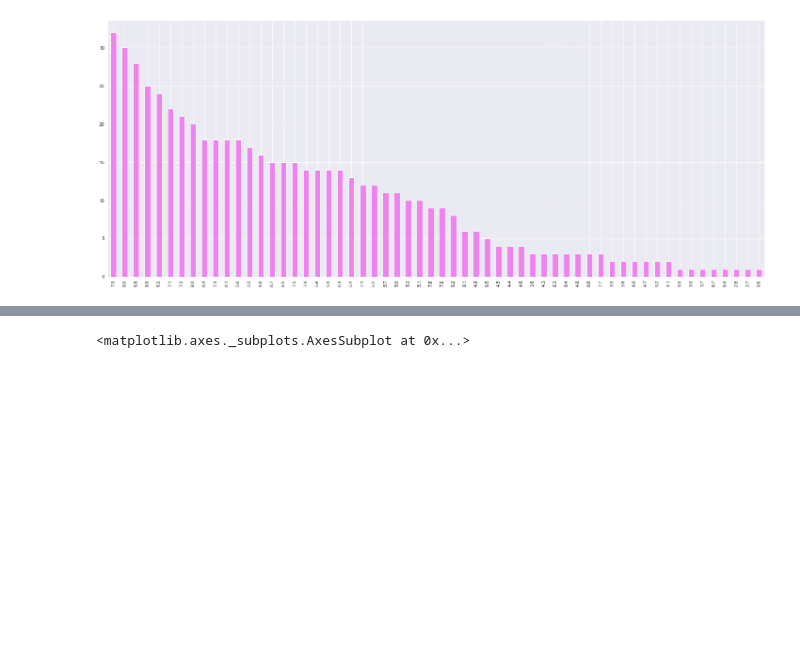
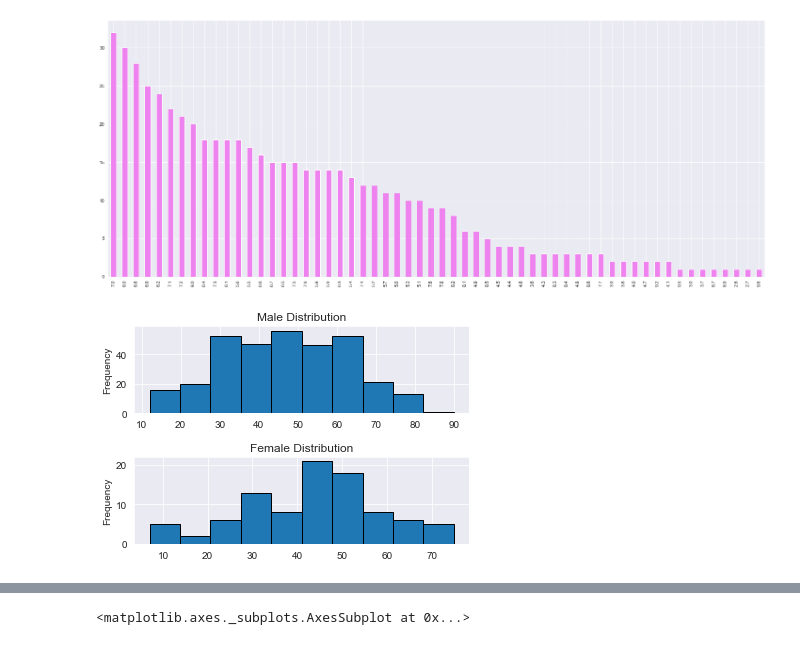
Before and after one commit to Farhanur-Rahaman/CSE465, a Jupyter notebook: Farah_Tabassum_Ahmed/EDA - 02 .ipynb, the cells around one changed output, grey strips where cells are left out. Saved outputs shown, nothing was run; the diff lists cells and outputs as text; code cells hidden in the pictures; blank space fills up the shorter version.

```diff
--- a/Farah_Tabassum_Ahmed/EDA - 02 .ipynb
+++ b/Farah_Tabassum_Ahmed/EDA - 02 .ipynb
@@ -139,3 +162,15 @@ df['Total_Protiens'].value_counts().plot.bar(color='violet')
 # %% [output]
 <matplotlib.axes._subplots.AxesSubplot at 0x...>
 [figure]
+# %%
+fig, (ax1,ax2) = plt.subplots(nrows=2, ncols=1)
+plt.subplots_adjust(wspace=0.2,hspace=0.5)
+df[(df['Gender']=='Male') & (df['Dataset'] == 1)].Age.plot(ax=ax1, kind='hist', bins=10,edgecolor='black')
+ax1.set_title('Male Distribution')
+df[(df['Gender']=='Female') & (df['Dataset'] == 1)].Age.plot(ax=ax2, kind='hist',bins=10,edgecolor='black')
+ax2.set_title('Female Distribution')
+plt.show()
+
+#Distribution of Age by Gender in dataset 1 (liver disease)
+# %% [output]
+[figure, added]
```
Also changed, not shown: parts of 3 cells of this notebook.
